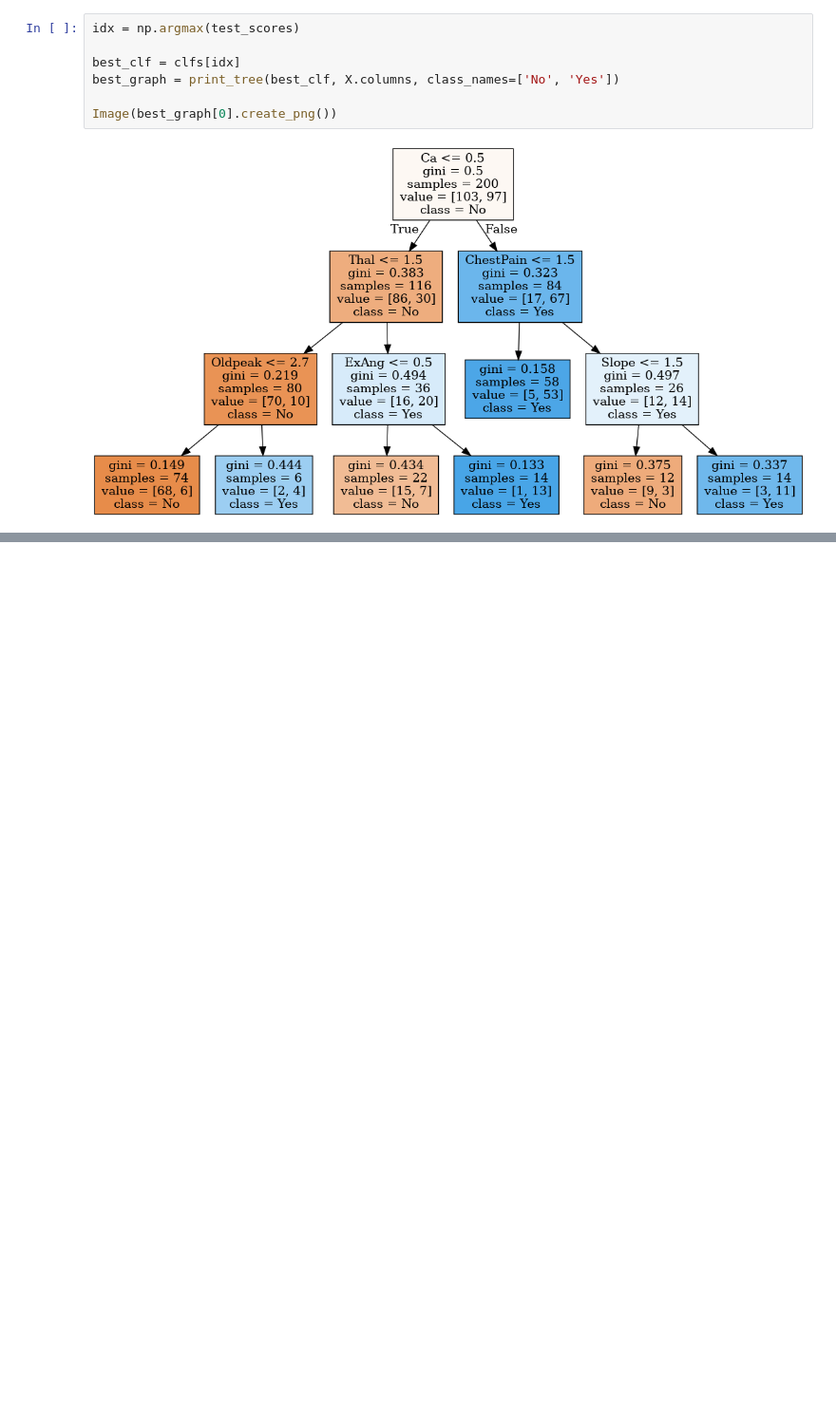
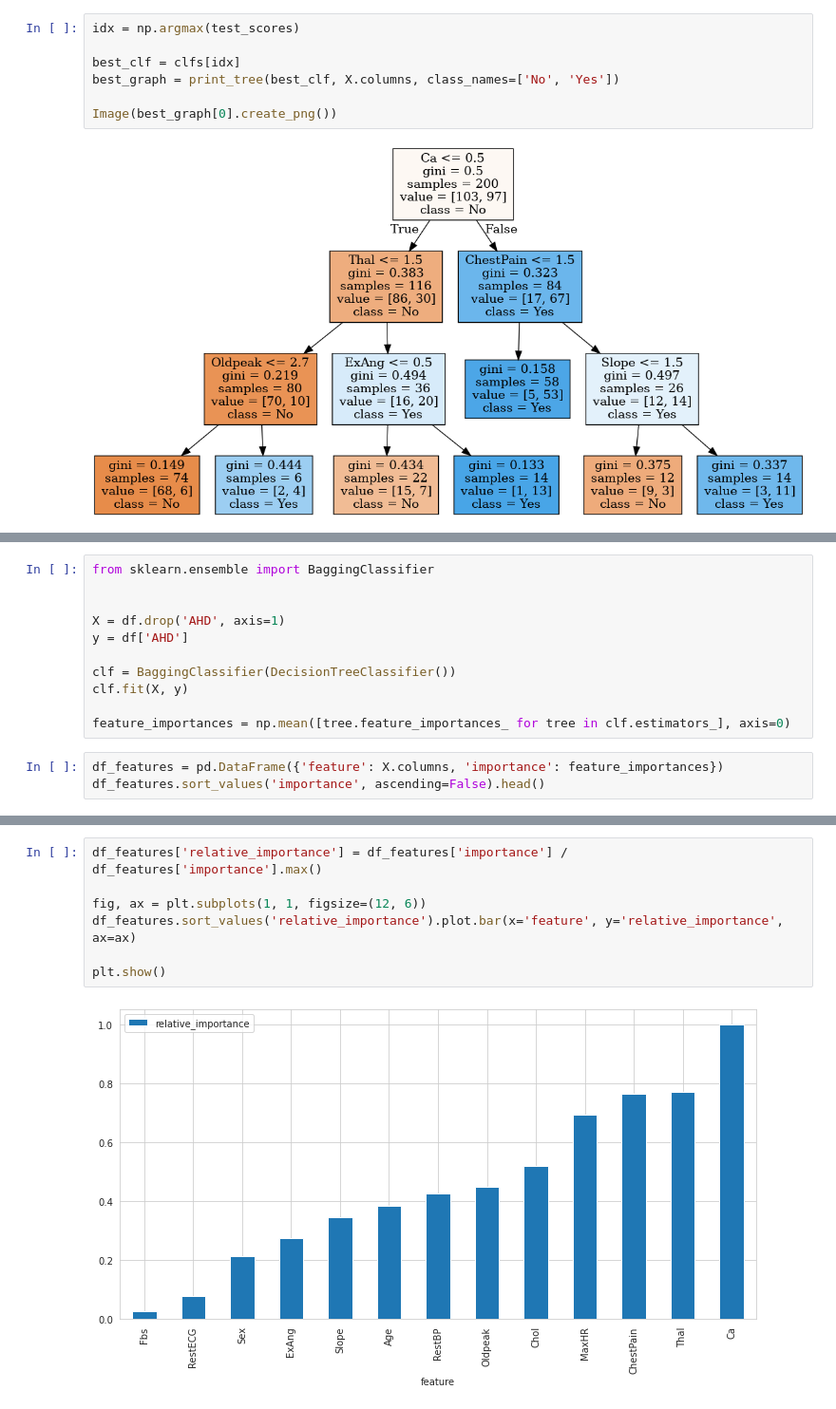
Before and after one commit to somnath1077/MachineLearningExercises, a Jupyter notebook: isrl_rev/ch08/ch08_classification_trees.ipynb, the cells around one changed output, grey strips where cells are left out. Shown at 95% size. Saved outputs shown, nothing was run; the diff lists cells and outputs as text; blank space fills up the shorter version.

Commit message:
feature importance

```diff
--- a/isrl_rev/ch08/ch08_classification_trees.ipynb
+++ b/isrl_rev/ch08/ch08_classification_trees.ipynb
@@ -254,0 +257,14 @@ Image(best_graph[0].create_png())
+# %%
+from sklearn.ensemble import BaggingClassifier
+
+
+X = df.drop('AHD', axis=1)
+y = df['AHD']
+
+clf = BaggingClassifier(DecisionTreeClassifier())
+clf.fit(X, y)
+
+feature_importances = np.mean([tree.feature_importances_ for tree in clf.estimators_], axis=0)
+# %%
+df_features = pd.DataFrame({'feature': X.columns, 'importance': feature_importances})
+df_features.sort_values('importance', ascending=False).head()
@@ -254,0 +278,9 @@ Image(best_graph[0].create_png())
+# %%
+df_features['relative_importance'] = df_features['importance'] / df_features['importance'].max()
+
+fig, ax = plt.subplots(1, 1, figsize=(12, 6))
+df_features.sort_values('relative_importance').plot.bar(x='feature', y='relative_importance', ax=ax)
+
+plt.show()
+# %% [output]
+[figure, added]
```
Also changed, not shown: parts of 3 cells of this notebook.
